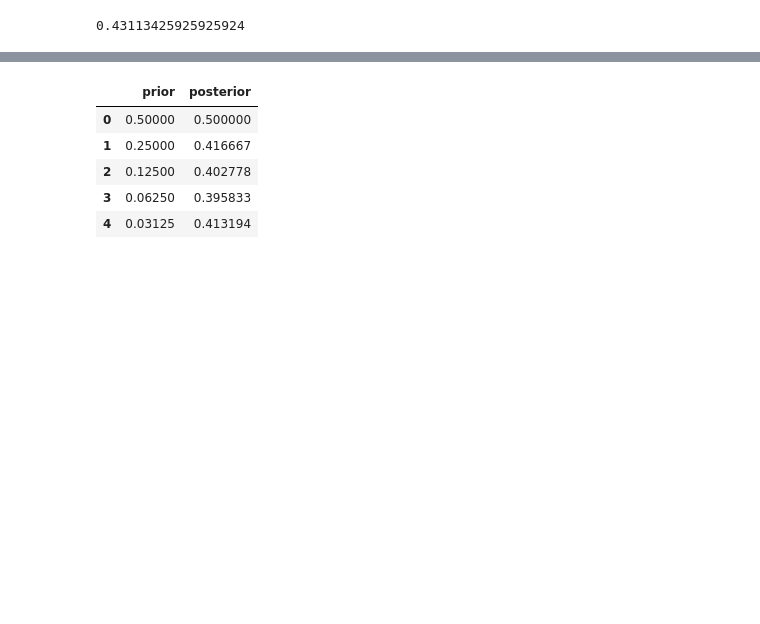
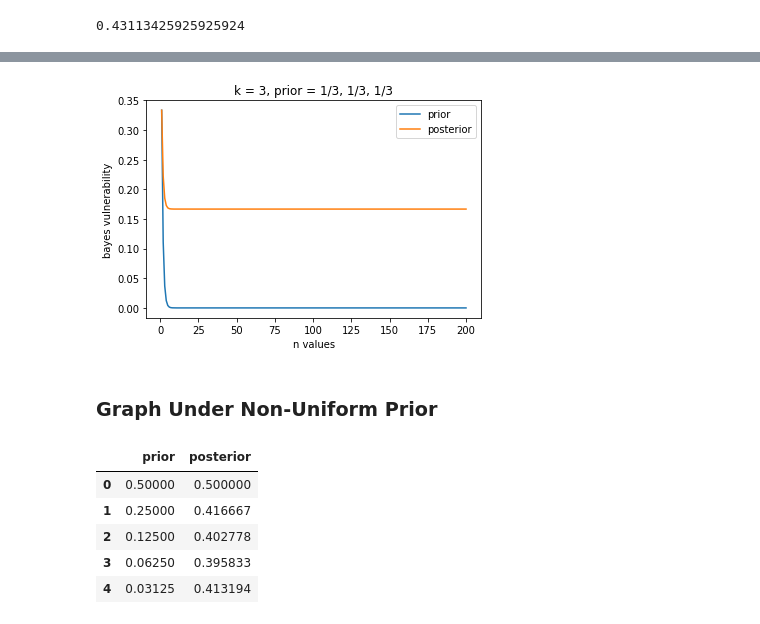
Before and after one commit to majk12/pbv, a Jupyter notebook: post_bayes_vuln_k3.ipynb, the cells around one changed output, grey strips where cells are left out. Saved outputs shown, nothing was run; the diff lists cells and outputs as text; code cells hidden in the pictures; blank space fills up the shorter version.

Commit message:
moved uniform and nonuniform together. plotted prior, post

```diff
--- a/post_bayes_vuln_nonuniform_k3.ipynb
+++ b/post_bayes_vuln_k3.ipynb
@@ -18,6 +19,8 @@ k = 3
 n = 6
 # %%
 probs = [1/2, 1/3, 1/6]
+# %%
+uni_probs = [1/3, 1/3, 1/3]
 # %%
 range_max = 200
 # %% [markdown]
@@ -24,0 +33,8 @@ range_max = 200
+# %%
+def uni_post_bayes_vuln(n, k):
+    num = 0
+    den = 0
+    for i in range(1, k+1): # goes from 1-k
+        num = num + stirling(n, i)
+    den = pow(k, n)
+    return num/den
@@ -144,0 +165,12 @@ nonuni_post_bayes_vuln(n, k, probs)
+# %%
+uni_post_bayes_vs = []
+uni_prior_bayes_vs = []
+for i in range(range_max):
+    uni_post_bayes_vs.append(uni_post_bayes_vuln(i+1, k))
+    uni_prior_bayes_vs.append(prior_bayes_vuln(i+1, uni_probs))
+uni_bayes_vuln_df = pd.DataFrame(
+    {'prior':uni_prior_bayes_vs,
+     'posterior':uni_post_bayes_vs
+    }
+)
+uni_bayes_vuln_df.head()
@@ -145,3 +184,18 @@ nonuni_post_bayes_vuln(n, k, probs)
+# %%
+x = [i+1 for i in range(range_max)]
+
+plt.plot(x, 'prior', data=uni_bayes_vuln_df, marker='', label="prior")
+plt.plot(x, 'posterior', data=uni_bayes_vuln_df, marker='', label="posterior")
+plt.xlabel('n values')
+plt.ylabel('bayes vulnerability')
+
+plt.title('k = 3, prior = 1/3, 1/3, 1/3')
+plt.legend()
+plt.show()
+# %% [output]
+[figure, added]
+# %% [markdown]
+### Graph Under Non-Uniform Prior
 # %%
 post_bayes_vs = []
 prior_bayes_vs = []
```
Also changed, not shown: parts of 7 cells of this notebook, 1 other file.
